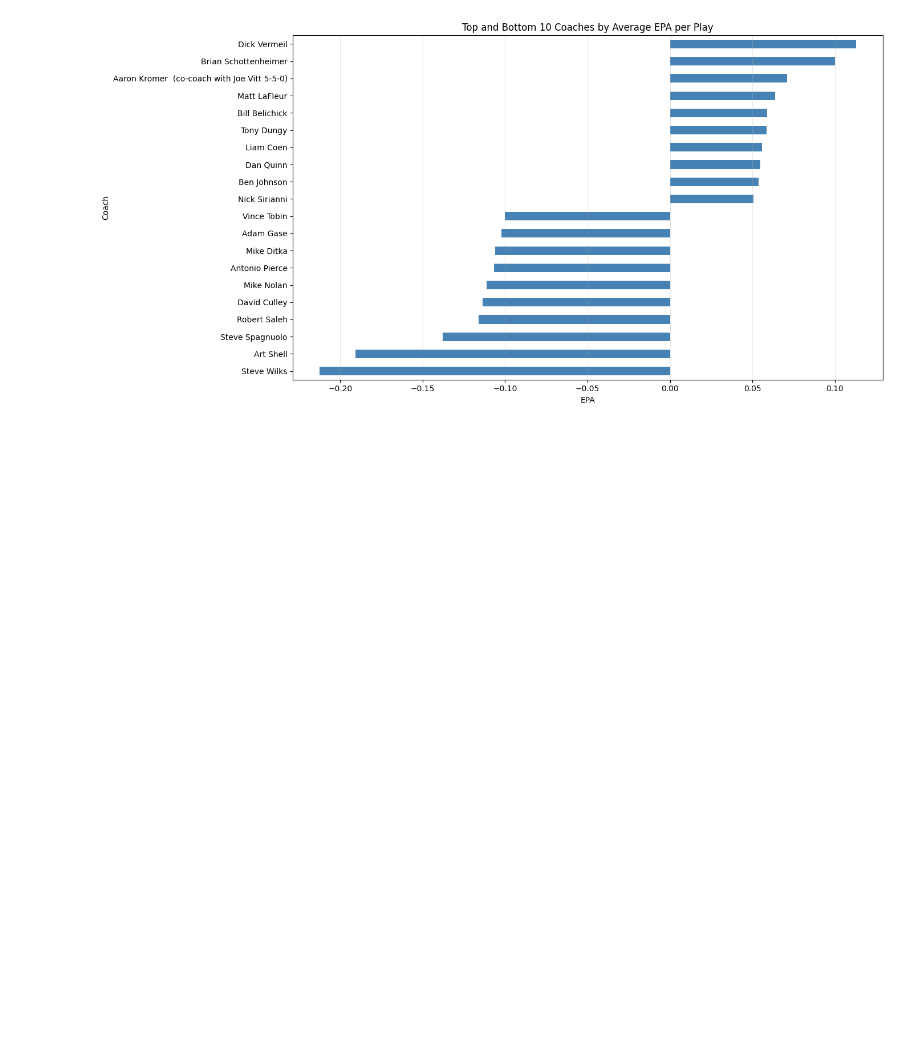
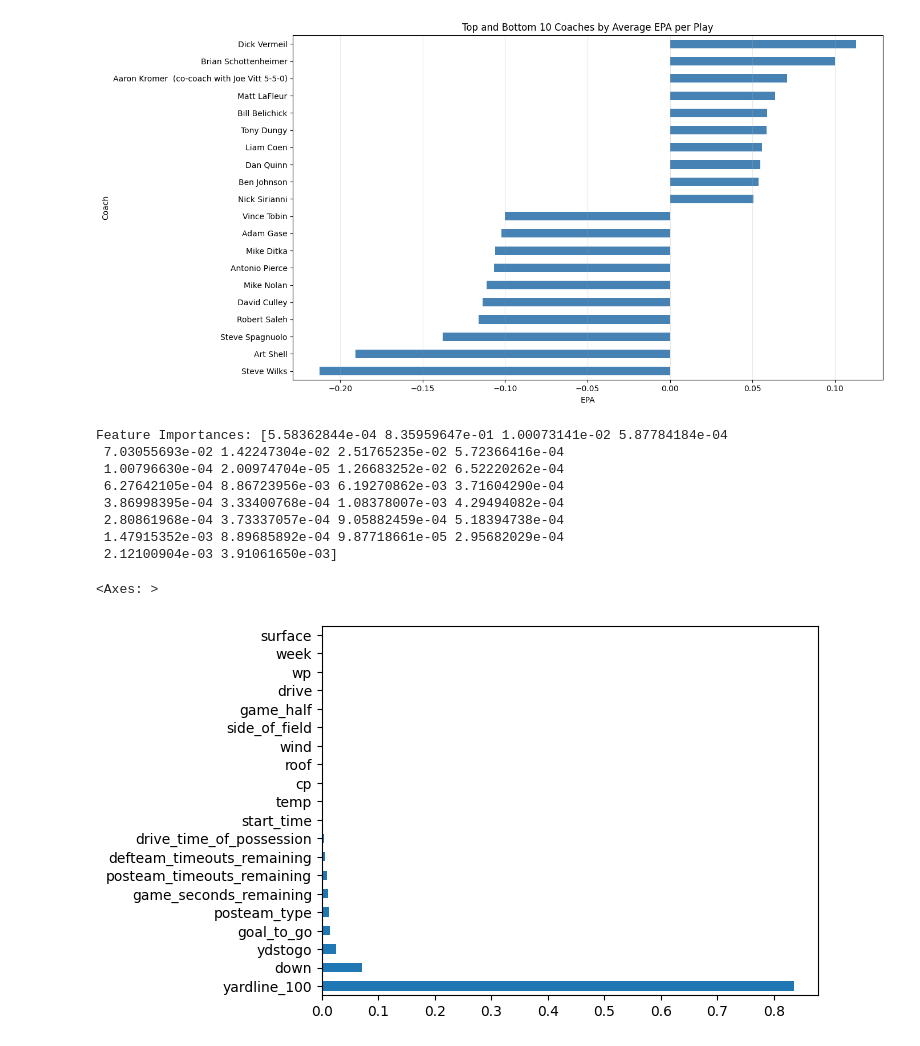
Before and after one commit to cwedell/bus673, a Jupyter notebook: NFLverse_EDA.ipynb, the cells around one changed output. Cells and saved outputs as stored; diff of their text form; code cells hidden in the pictures; blank space fills up the shorter version.

```diff
--- a/NFLverse_EDA.ipynb
+++ b/NFLverse_EDA.ipynb
@@ -570,0 +576,20 @@ See the caveats in the documentation: https://pandas.pydata.org/pandas-docs/stab
+# %%
+from sklearn.ensemble import RandomForestRegressor
+rf_superbowl = RandomForestRegressor(n_estimators=200, random_state=42)
+rf_superbowl.fit(X_train, y_train)
+superbowl_pred = rf_superbowl.predict(X_test)
+# %%
+sb_feature_importances = rf_superbowl.feature_importances_
+print(f"Feature Importances: {sb_feature_importances}")
+pd.Series(sb_feature_importances, index=X.columns).nlargest(20).plot(kind='barh')
+# %% [output]
+Feature Importances: [5.58362844e-04 8.35959647e-01 1.00073141e-02 5.87784184e-04
+ 7.03055693e-02 1.42247304e-02 2.51765235e-02 5.72366416e-04
+ 1.00796630e-04 2.00974704e-05 1.26683252e-02 6.52220262e-04
+ 6.27642105e-04 8.86723956e-03 6.19270862e-03 3.71604290e-04
+ 3.86998395e-04 3.33400768e-04 1.08378007e-03 4.29494082e-04
+ 2.80861968e-04 3.73337057e-04 9.05882459e-04 5.18394738e-04
+ 1.47915352e-03 8.89685892e-04 9.87718661e-05 2.95682029e-04
+ 2.12100904e-03 3.91061650e-03]
+<Axes: >
+[figure, added]
```
Also changed, not shown: parts of 15 cells of this notebook.
